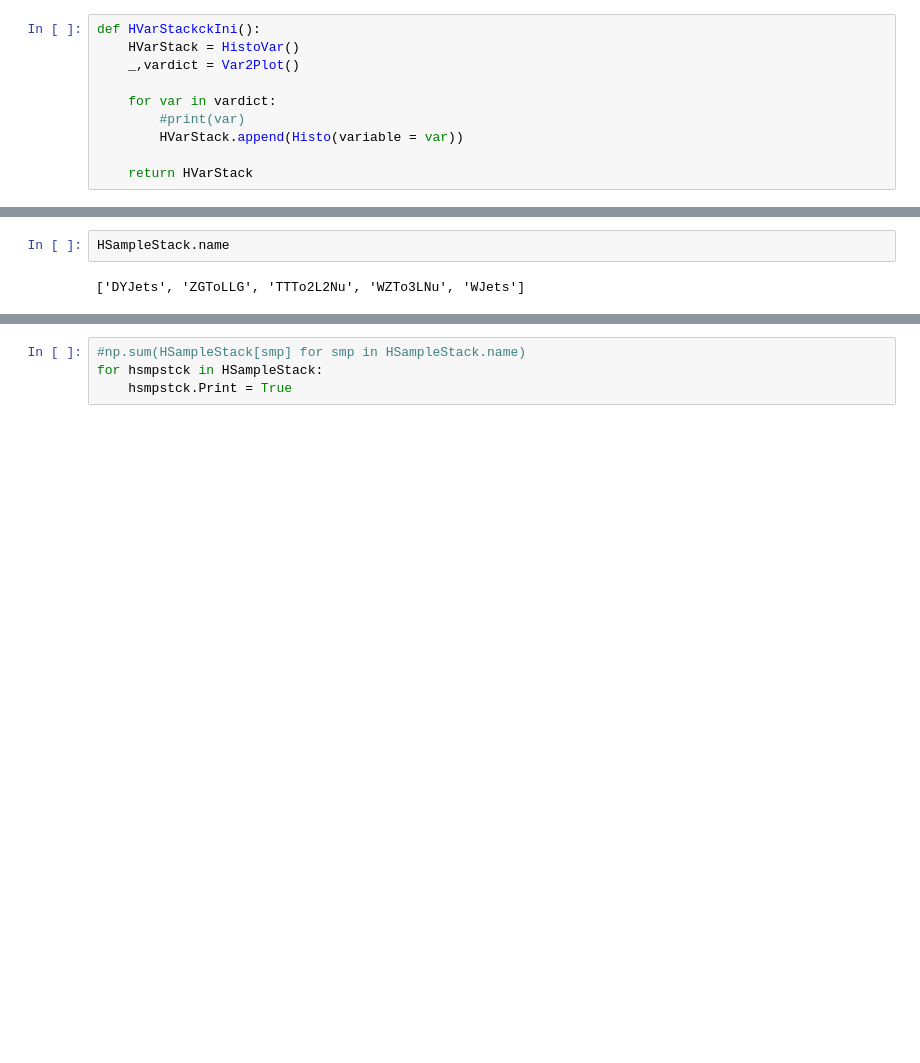
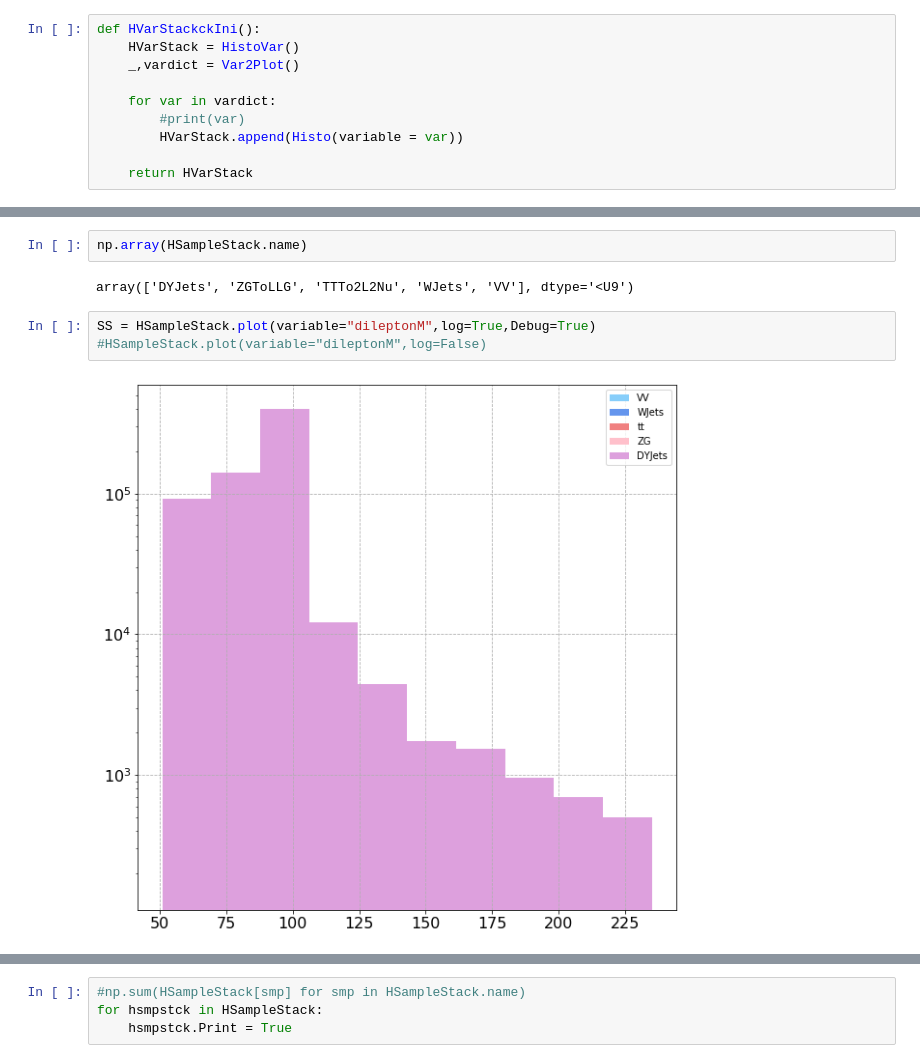
Before and after one commit to jycordero/SMP_ZGamma, a Jupyter notebook: src/EventWise.ipynb, the cells around one changed output, grey strips where cells are left out. Saved outputs shown, nothing was run; the diff lists cells and outputs as text; blank space fills up the shorter version.

```diff
--- a/src/EventWise.ipynb
+++ b/src/EventWise.ipynb
@@ -162,4 +163,9 @@ TypeError: unsupported operand type(s) for +=: 'NoneType' and 'NoneType'
-# %%
-HSampleStack.name
-# %% [output]
-['DYJets', 'ZGToLLG', 'TTTo2L2Nu', 'WZTo3LNu', 'WJets']
+# %%
+np.array(HSampleStack.name)
+# %% [output]
+array(['DYJets', 'ZGToLLG', 'TTTo2L2Nu', 'WJets', 'VV'], dtype='<U9')
+# %%
+SS = HSampleStack.plot(variable="dileptonM",log=True,Debug=True)
+#HSampleStack.plot(variable="dileptonM",log=False)
+# %% [output]
+[figure, added]
```
Also changed, not shown: parts of 19 cells of this notebook, 35 other files.
